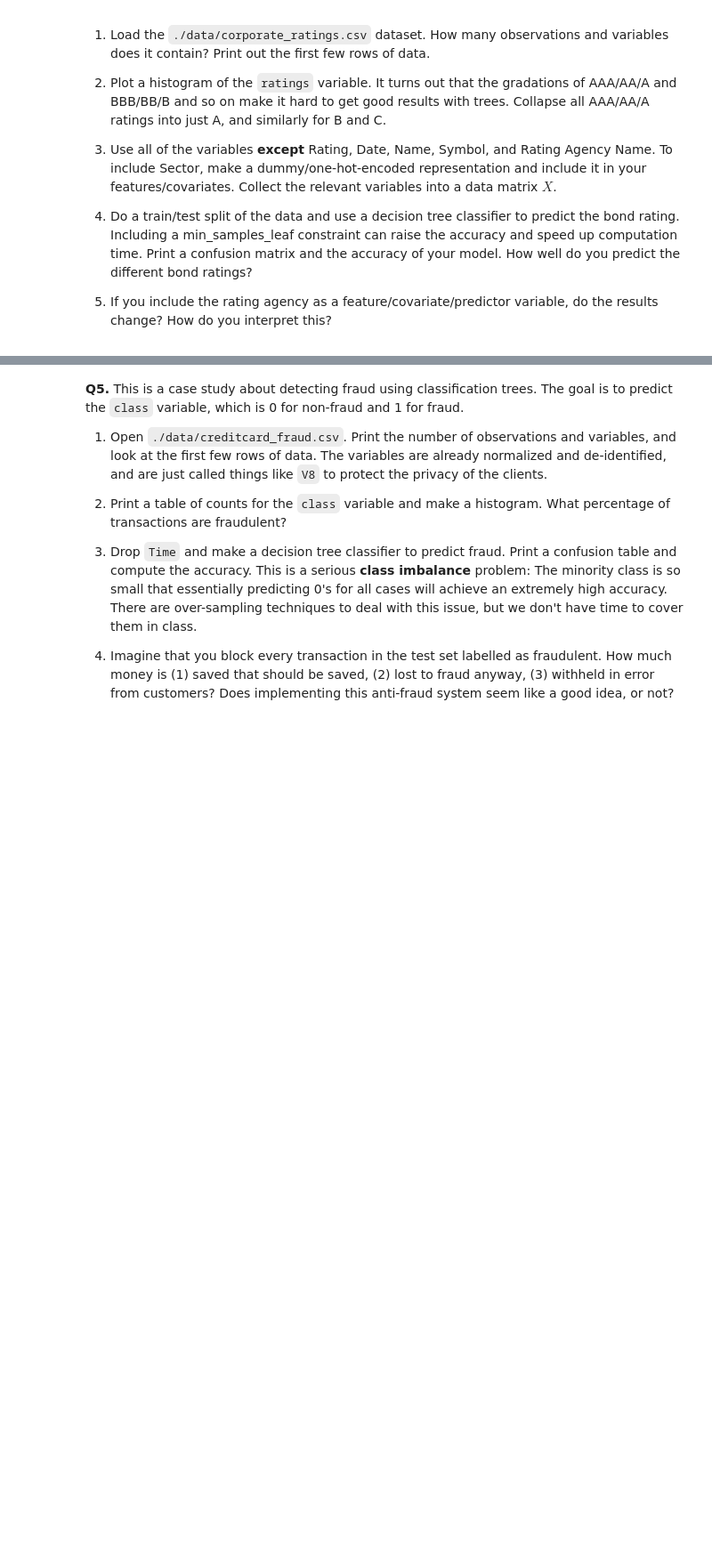
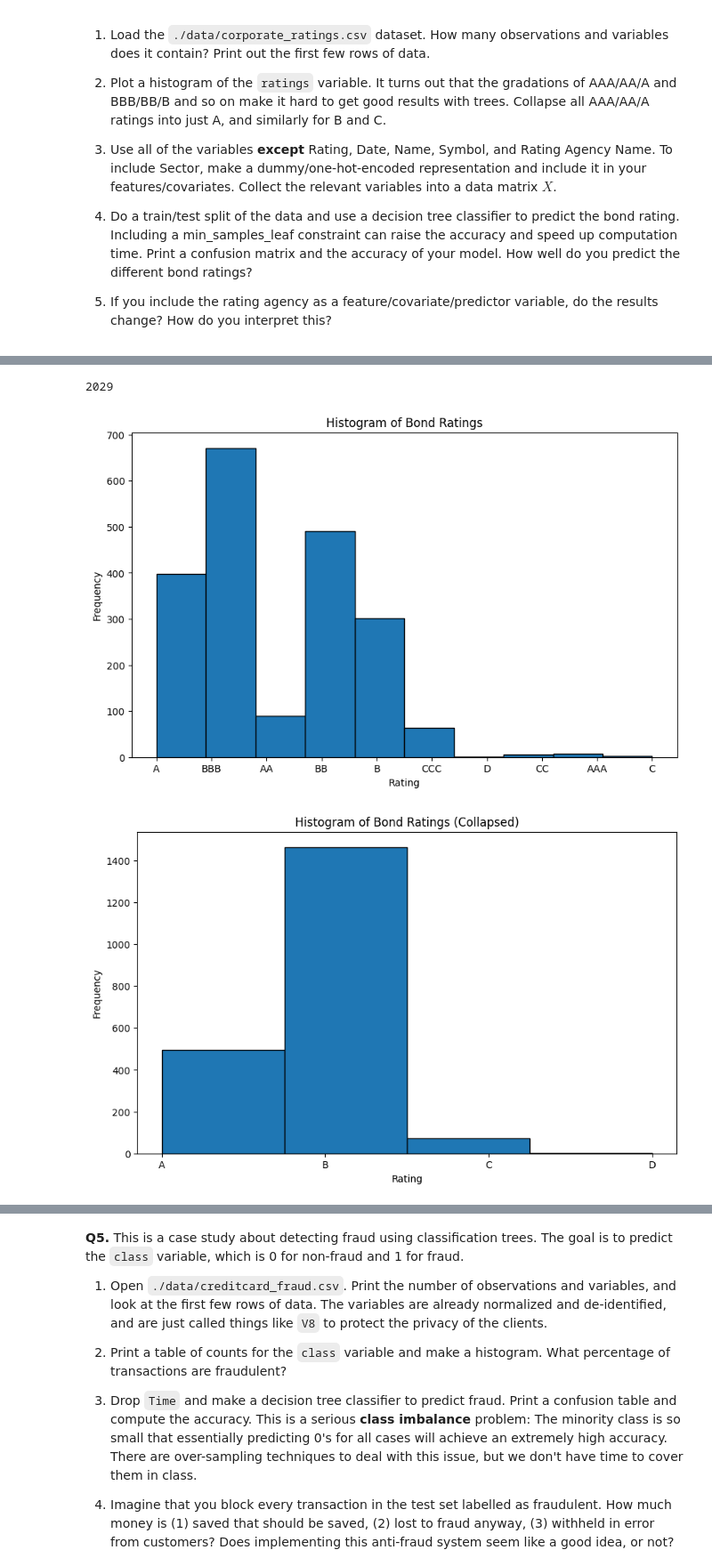
Before and after one commit to ameliavasiliu/trees, a Jupyter notebook: assignment/assignment.ipynb, the cells around one changed output, grey strips where cells are left out. Shown at 89% size. Saved outputs shown, nothing was run; the diff lists cells and outputs as text; code cells hidden in the pictures; blank space fills up the shorter version.

```diff
--- a/assignment/assignment.ipynb
+++ b/assignment/assignment.ipynb
@@ -84,0 +216,2 @@ Do three questions.
+# %%
+df = pd.read_csv("corporate_ratings.csv")
@@ -84,0 +228,4 @@ Do three questions.
+# %%
+len(df) # num of observations
+# %% [output]
+2029
@@ -84,0 +234,25 @@ Do three questions.
+# %%
+plt.figure(figsize=(10, 6))
+plt.hist(df['Rating'], bins=len(df['Rating'].unique()), edgecolor='black')
+plt.xlabel('Rating')
+plt.ylabel('Frequency')
+plt.title('Histogram of Bond Ratings')
+plt.show()
+
+rating_mapping = {
+    'AAA': 'A', 'AA': 'A', 'A': 'A',
+    'BBB': 'B', 'BB': 'B', 'B': 'B',
+    'CCC': 'C', 'CC': 'C', 'C': 'C',
+    'D': 'D'
+}
+df['Rating'] = df['Rating'].replace(rating_mapping)
+
+plt.figure(figsize=(10, 6))
+plt.hist(df['Rating'], bins=len(df['Rating'].unique()), edgecolor='black')
+plt.xlabel('Rating')
+plt.ylabel('Frequency')
+plt.title('Histogram of Bond Ratings (Collapsed)')
+plt.show()
+# %% [output]
+[figure, added]
+[figure, added]
```
Also changed, not shown: parts of 29 cells of this notebook.
